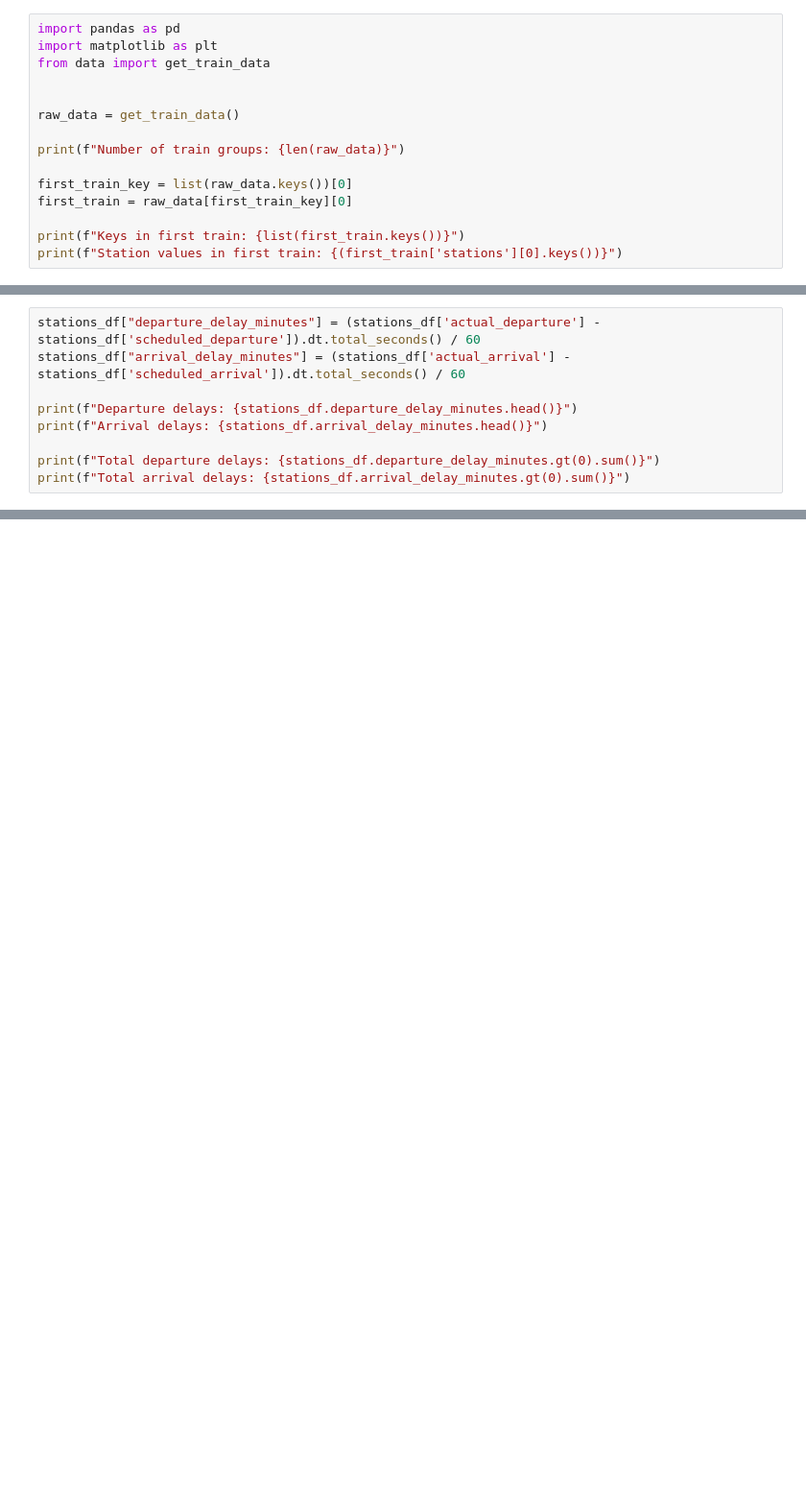
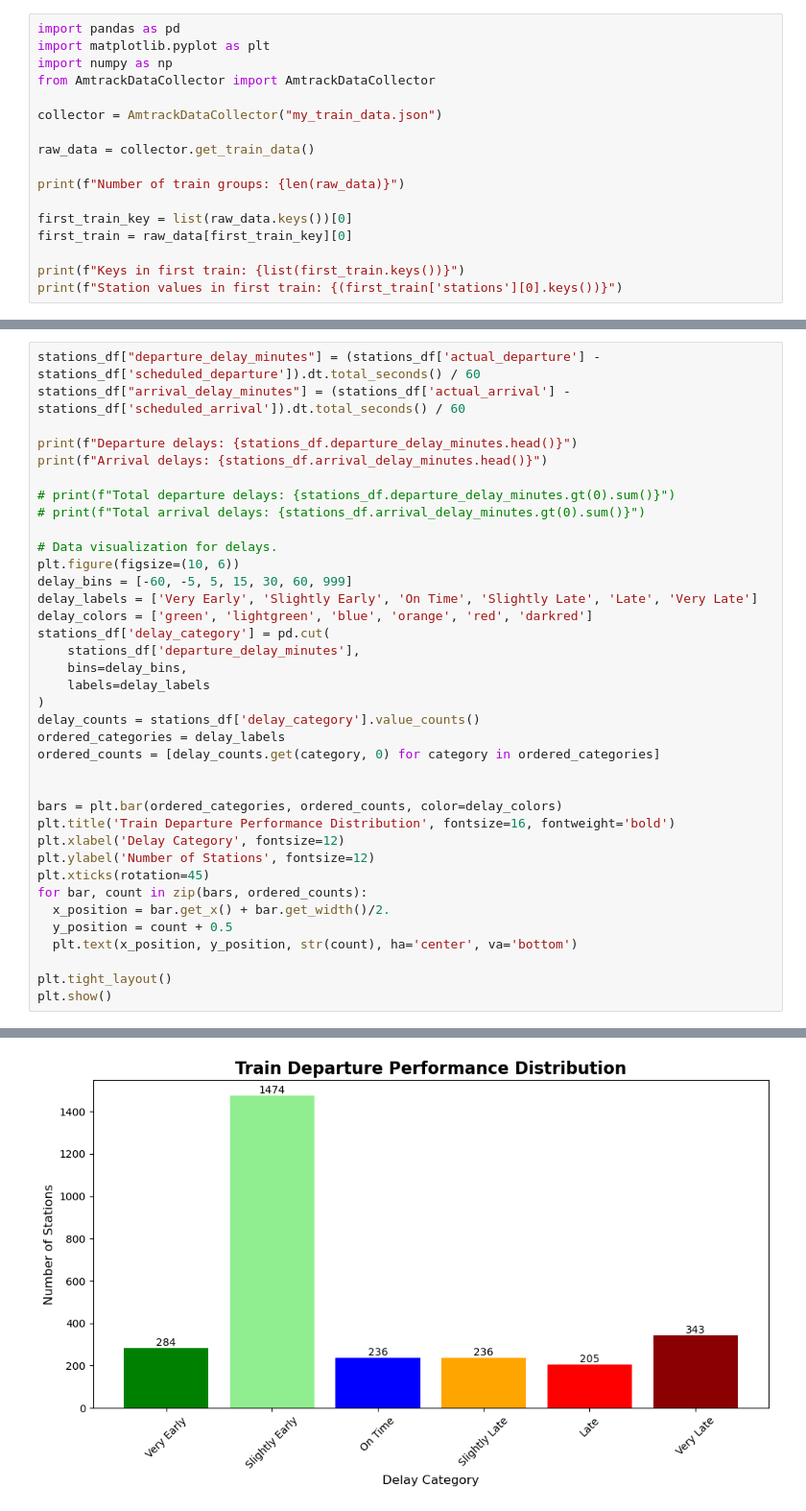
Before and after one commit to walterga43/amtrack_delay_prediction, a Jupyter notebook: notebook.ipynb, the cells around one changed output, grey strips where cells are left out. Shown at 96% size. Cells and saved outputs as stored; diff of their text form; blank space fills up the shorter version.

Commit message:
Implemented AmtrackDataCollector class for smoother data collection. Added some basic data visualization.

```diff
--- a/notebook.ipynb
+++ b/notebook.ipynb
@@ -1,10 +1,12 @@
 # %%
 import pandas as pd
-import matplotlib as plt
-from data import get_train_data
+import matplotlib.pyplot as plt
+import numpy as np
+from AmtrackDataCollector import AmtrackDataCollector
 
+collector = AmtrackDataCollector("my_train_data.json")
 
-raw_data = get_train_data()
+raw_data = collector.get_train_data()
 
 print(f"Number of train groups: {len(raw_data)}")
 
@@ -116,6 +117,34 @@ stations_df["arrival_delay_minutes"] = (stations_df['actual_arrival'] - stations
 print(f"Departure delays: {stations_df.departure_delay_minutes.head()}")
 print(f"Arrival delays: {stations_df.arrival_delay_minutes.head()}")
 
-print(f"Total departure delays: {stations_df.departure_delay_minutes.gt(0).sum()}")
-print(f"Total arrival delays: {stations_df.arrival_delay_minutes.gt(0).sum()}")
+# print(f"Total departure delays: {stations_df.departure_delay_minutes.gt(0).sum()}")
+# print(f"Total arrival delays: {stations_df.arrival_delay_minutes.gt(0).sum()}")
+
+# Data visualization for delays.
+plt.figure(figsize=(10, 6))
+delay_bins = [-60, -5, 5, 15, 30, 60, 999]
+delay_labels = ['Very Early', 'Slightly Early', 'On Time', 'Slightly Late', 'Late', 'Very Late']
+delay_colors = ['green', 'lightgreen', 'blue', 'orange', 'red', 'darkred']
+stations_df['delay_category'] = pd.cut(
+    stations_df['departure_delay_minutes'],
+    bins=delay_bins,
+    labels=delay_labels
+)
+delay_counts = stations_df['delay_category'].value_counts()
+ordered_categories = delay_labels
+ordered_counts = [delay_counts.get(category, 0) for category in ordered_categories]
+
+
+bars = plt.bar(ordered_categories, ordered_counts, color=delay_colors)
+plt.title('Train Departure Performance Distribution', fontsize=16, fontweight='bold')
+plt.xlabel('Delay Category', fontsize=12)
+plt.ylabel('Number of Stations', fontsize=12)
+plt.xticks(rotation=45)
+for bar, count in zip(bars, ordered_counts):
+  x_position = bar.get_x() + bar.get_width()/2.
+  y_position = count + 0.5
+  plt.text(x_position, y_position, str(count), ha='center', va='bottom')
+
+plt.tight_layout()
+plt.show()
 # %% [output]
@@ -135,0 +163 @@ Total arrival delays: 1989
+[figure, added]
```
Also changed, not shown: parts of 4 cells of this notebook, 4 other files.
